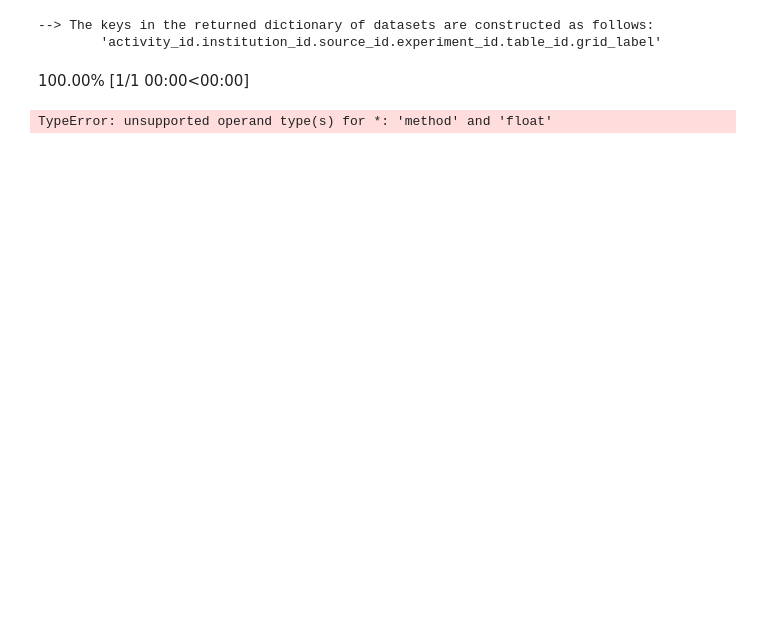
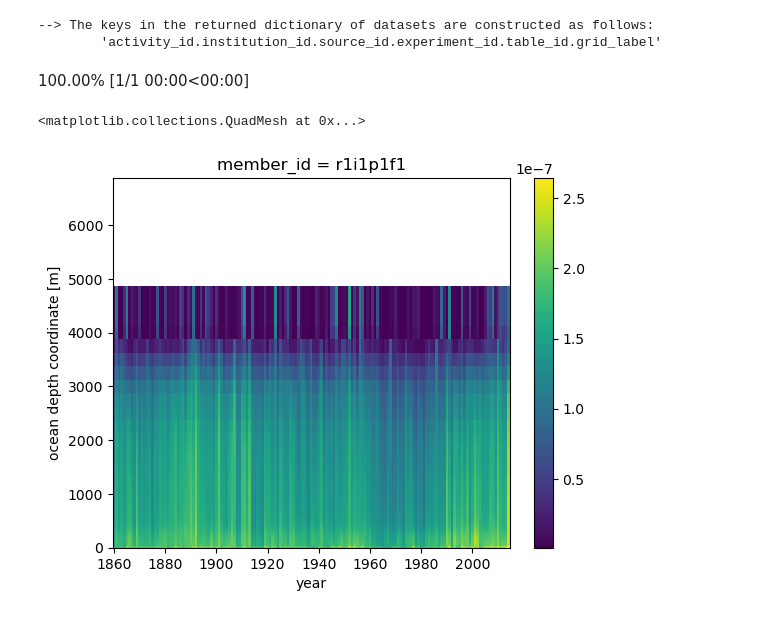
Before and after one commit to eScience-course/Tjaernoe2022-group6, a Jupyter notebook: notebooks/Rahul/Untitled.ipynb, the cells around one changed output. Drawn from its saved outputs; the diff is of its cells as text; code cells hidden in the pictures; blank space fills up the shorter version.

```diff
--- a/notebooks/Rahul/Untitled.ipynb
+++ b/notebooks/Rahul/Untitled.ipynb
@@ -13,43 +13,24 @@ import s3fs
 %matplotlib inline
 # %%
 
-def regional_average(model,min_lat,max_lat,min_lon,max_lon,var):
-
-    cell_area=md.get_areacello(model,min_lat,max_lat,min_lon,max_lon)
-
-    s3 = s3fs.S3FileSystem(key="K1CQ7M1DMTLUFK182APD",
-                       secret="3JuZAQm5I03jtpijCpHOdkAsJDNLNfZxBpM15Pi0", client_kwargs=dict(endpoint_url="https://rgw.met.no"))
-
-    files_dir='/escience2022/Ada/monthly/tos_Omon_NorESM2-LM_omip1_r1i1p1f1_gn_20*.nc'
-
-    remote_files = 's3:/'+ files_dir
-    remote_files = s3.glob(remote_files)
-    fileset = [s3.open(file) for file in remote_files]
-    ds = xr.open_mfdataset(fileset, combine='by_coords')
-
-    month_length = ds.time.dt.days_in_month
-    weights = month_length.groupby("time.year") / month_length.groupby("time.year").sum()
-    # Test that the sum of the weights for each year is 1.0
-    np.testing.assert_allclose(weights.groupby("time.year").sum().values, np.ones(len(np.unique(ds.time.dt.year))))
-    # Calculate the weighted average:
-    da = (ds.var * weights).groupby("time.year").sum(dim="time")
-    da = da.isel(year = slice(10,None))
-
-    BSsst = da.where((da.latitude>=min_lat) & (da.latitude<=max_lat) & (da.longitude <= min_lon)  & (da.longitude >= max_lon))
-    return BSsst
+min_lat= 65.9
+max_lat= 81.9
+min_lon= 0
+max_lon= 360
+var='chlos'
+cel_type='volcello'
+model= 'NorESM2-LM'
 
 
-min_lat= 60
-max_lat= 90
-min_lon= 0
-max_lon= 360
-var='tos'
-model= 'NorESM2-LM'
+files_dir='/escience2022/Ada/monthly/chlos_Omon_NorESM2-LM_historical_r1i1p1f1_gn*.nc'
+inp=[files_dir,model,min_lat,max_lat,min_lon,max_lon,var,cel_type]
 
-BSsst=regional_average(model,min_lat,max_lat,min_lon,max_lon,var)
-BSsst.mean(dim='year').plot.contourf()
+BSsst=md.regional_average(inp)
+#BSsst.mean(dim='year').plot.contourf()
+BSsst.plot(x='year')
 # %% [output]
 --> The keys in the returned dictionary of datasets are constructed as follows:
         'activity_id.institution_id.source_id.experiment_id.table_id.grid_label'
 100.00% [1/1 00:00<00:00]
-TypeError: unsupported operand type(s) for *: 'method' and 'float'
+<matplotlib.collections.QuadMesh at 0x...>
+[figure, added]
```
Also changed, not shown: parts of 1 cell of this notebook.
